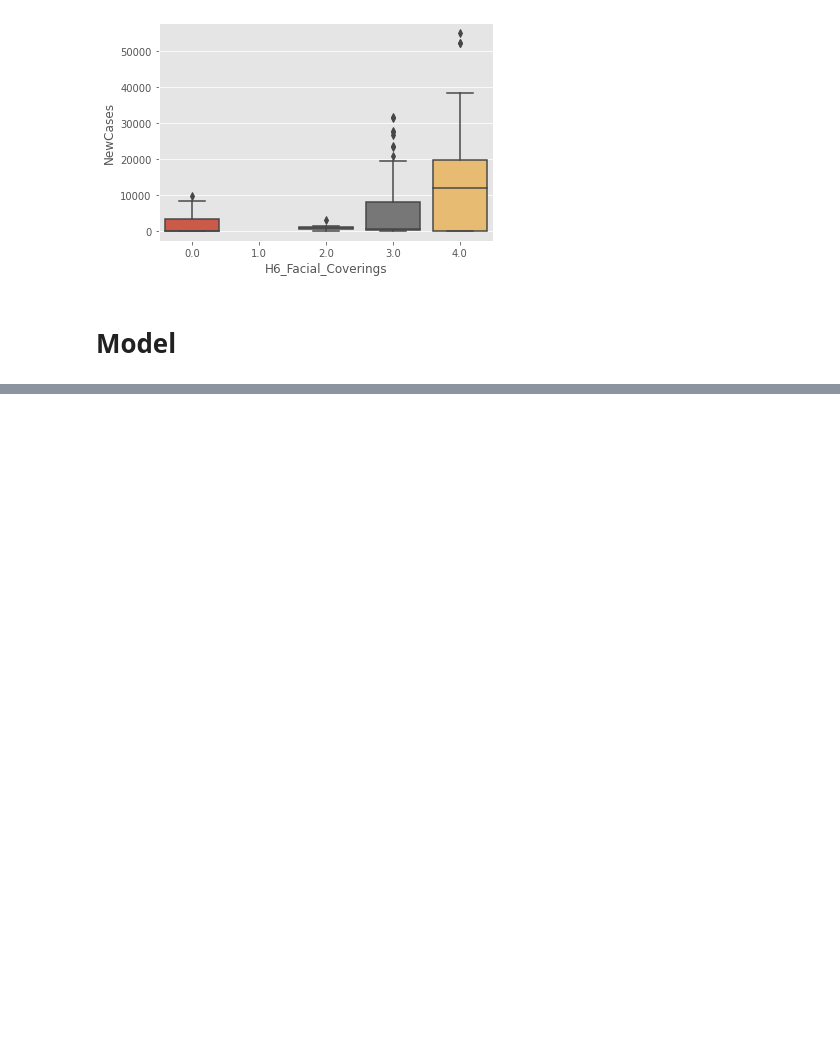
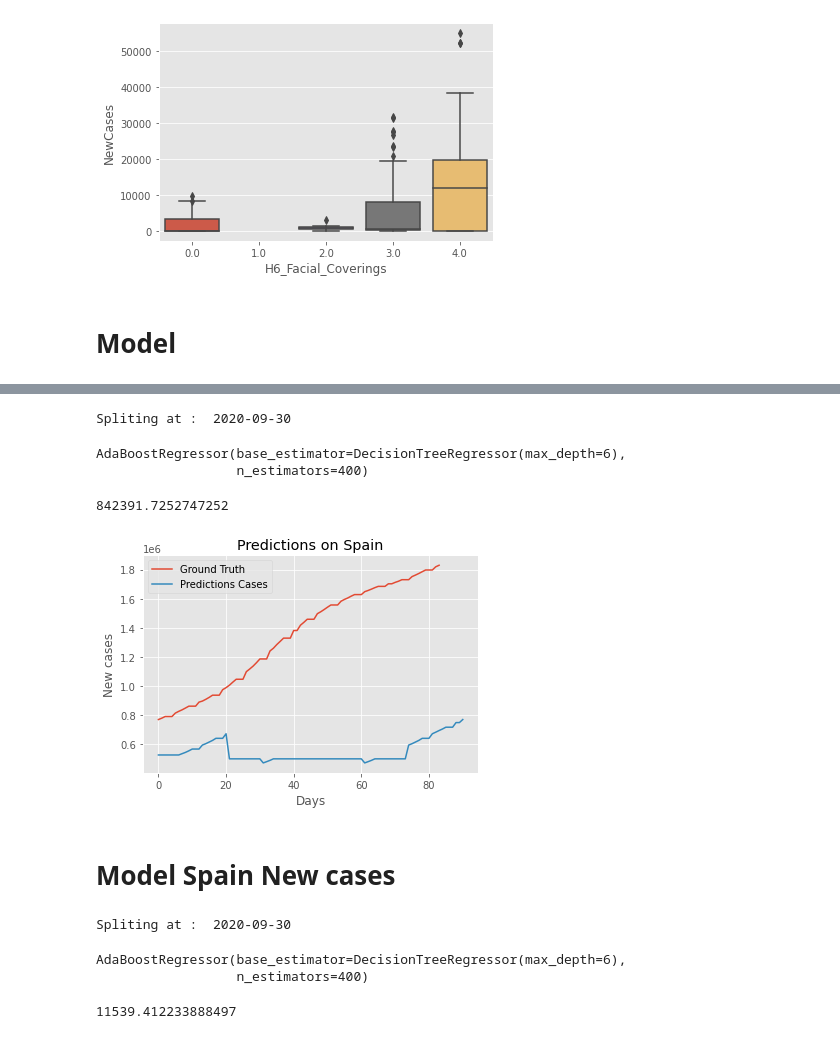
Before and after one commit to Alpargata/covidChallenge, a Jupyter notebook: challenge.ipynb, the cells around one changed output, grey strips where cells are left out. Drawn from its saved outputs; the diff is of its cells as text; code cells hidden in the pictures; blank space fills up the shorter version.

Commit message:
New images

```diff
--- a/challenge.ipynb
+++ b/challenge.ipynb
@@ -248,0 +242,21 @@ plt.show()
+# %%
+print("Spliting at : ", HYPOTHETICAL_SUBMISSION_DATE)
+df_train, df_test = split_historical(df[df.CountryName=='Spain'], HYPOTHETICAL_SUBMISSION_DATE)
+# %% [output]
+Spliting at :  2020-09-30
+# %%
+X_train = df_train.drop(['ConfirmedCases', 'Date', 'CountryName', 'CountryCode', 'RegionName', 'RegionCode',
+                         'CountryRegion', 'ConfirmedDeaths'], axis=1)
+y_train = df_train.ConfirmedCases
+X_test = df_test.drop(['ConfirmedCases', 'Date', 'CountryName', 'CountryCode', 'RegionName', 'RegionCode',
+                         'CountryRegion', 'ConfirmedDeaths'], axis=1)
+y_test = df_test.ConfirmedCases
+
+ada = AdaBoostRegressor(DecisionTreeRegressor(max_depth=6), n_estimators=400)
+ada.fit(X_train, y_train)
+# %% [output]
+AdaBoostRegressor(base_estimator=DecisionTreeRegressor(max_depth=6),
+                  n_estimators=400)
+# %%
+# Predict
+y_ada = ada.predict(X_test)
@@ -248,0 +266,52 @@ plt.show()
+# %%
+mae(y_ada, y_test)
+# %% [output]
+842391.7252747252
+# %%
+df_predicted = pd.DataFrame(df_test[['CountryName', 'RegionName', 'Date']])
+df_predicted['PredictedDailyNewCases'] = y_ada
+# %%
+start_date = '2020-09-30'
+end_date = '2020-12-22'
+plt.figure()
+country_name = "Spain"
+
+plt.title('Predictions on Spain')
+
+start_date_dt = pd.to_datetime(start_date, format='%Y-%m-%d')
+end_date_dt = pd.to_datetime(end_date, format='%Y-%m-%d')
+
+y1 = df[(df.CountryName == country_name) & (df.Date>=start_date_dt) & (df.Date<=end_date_dt)].ConfirmedCases.to_list()
+y2 = df_predicted[df_predicted.CountryName == country_name].PredictedDailyNewCases.to_list()
+
+plt.xlabel('Days')
+plt.ylabel('New cases')
+
+plt.plot(y1, label="Ground Truth")
+plt.plot(y2, label="Predictions Cases")
+
+
+plt.legend()
+plt.show()
+# %% [output]
+[figure, added]
+# %% [markdown]
+# Model Spain New cases
+# %%
+print("Spliting at : ", HYPOTHETICAL_SUBMISSION_DATE)
+df_train, df_test = split_historical(spdf, HYPOTHETICAL_SUBMISSION_DATE)
+# %% [output]
+Spliting at :  2020-09-30
+# %%
+X_train = df_train.drop(['ConfirmedCases', 'Date', 'CountryName', 'CountryCode', 'RegionName', 'RegionCode',
+                         'CountryRegion', 'ConfirmedDeaths', 'NewCases'], axis=1)
+y_train = df_train.NewCases
+X_test = df_test.drop(['ConfirmedCases', 'Date', 'CountryName', 'CountryCode', 'RegionName', 'RegionCode',
+                         'CountryRegion', 'ConfirmedDeaths', 'NewCases'], axis=1)
+y_test = df_test.NewCases
+
+ada = AdaBoostRegressor(DecisionTreeRegressor(max_depth=6), n_estimators=400)
+ada.fit(X_train, y_train)
+# %% [output]
+AdaBoostRegressor(base_estimator=DecisionTreeRegressor(max_depth=6),
+                  n_estimators=400)
@@ -248,0 +324,4 @@ plt.show()
+# %%
+mae(y_ada, y_test)
+# %% [output]
+11539.412233888497
```
Also changed, not shown: parts of 11 cells of this notebook, 3 other files.
